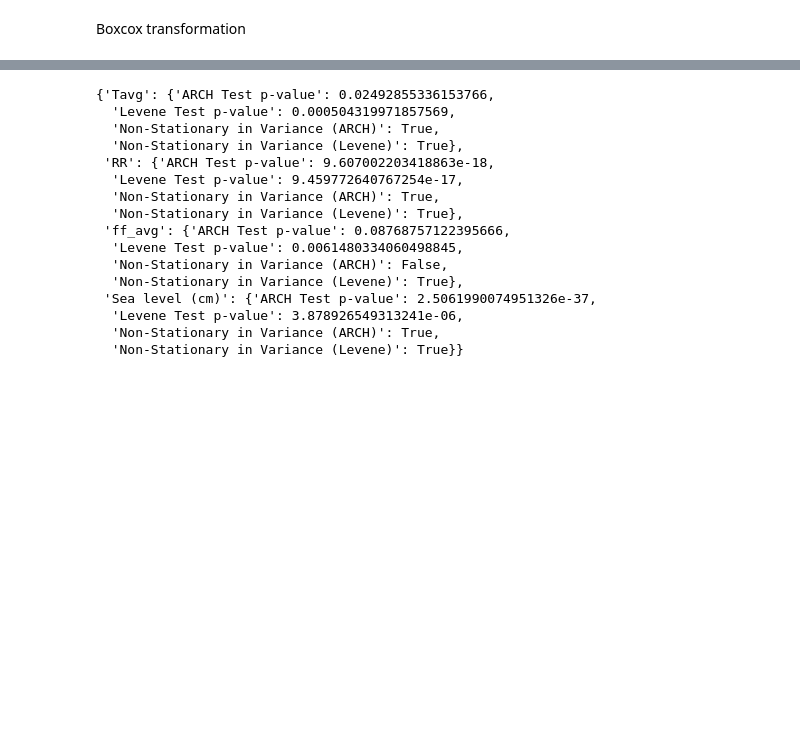
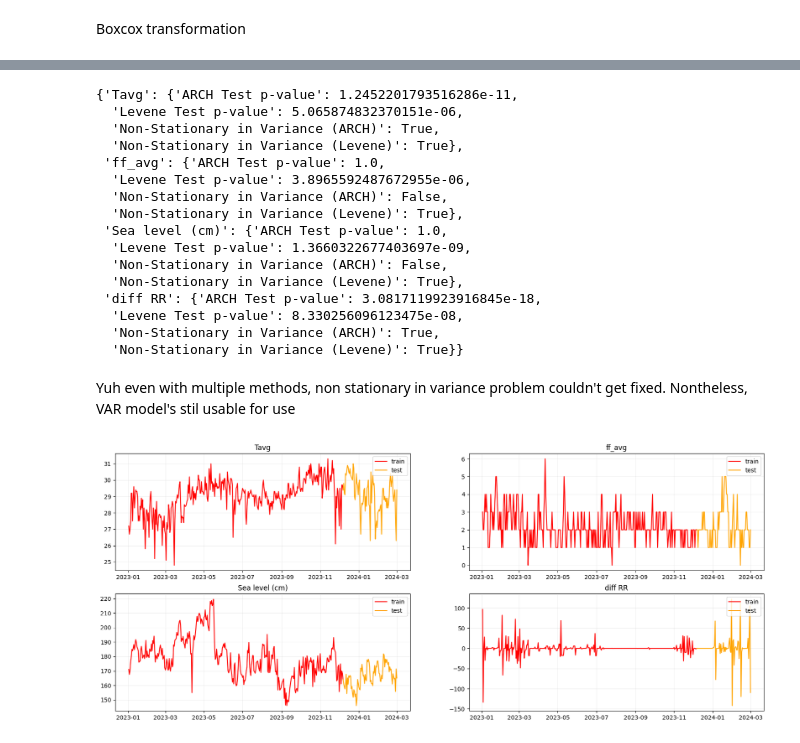
Before and after one commit to Rheyhan/BVAR-and-VAR-Comparison-on-Ancol-Sea-Level-PSB, a Jupyter notebook: Main.ipynb, the cells around one changed output, grey strips where cells are left out. Cells and saved outputs as stored; diff of their text form; code cells hidden in the pictures; blank space fills up the shorter version.

```diff
--- a/Main.ipynb
+++ b/Main.ipynb
@@ -194,16 +176,17 @@ Tavg Non stationary in mean
 # %%
-train_data_diff = train_data.copy()
+df_diff = df.copy()
 
 for column in non_stationary_columns:
-    train_data_diff[column] = train_data[column].diff().dropna()
+    df_diff[f'diff {column}'] = df[column].diff().dropna()
+    df_diff = df_diff.drop(column, axis=1)
 
 # Drop the first row because differencing introduces NaN
-train_data_diff = train_data_diff.dropna()
+df_diff = df_diff.dropna()
 # %%
 # Recheck
-for column in train_data_diff.columns:
+for column in df_diff.columns:
     print(f'{column}: ',end="")
-    if adfuller(train_data_diff[column].dropna(), autolag='AIC')[1]<= 0.05: print('Stationary')
+    if adfuller(df_diff[column].dropna(), autolag='AIC')[1]<= 0.05: print('Stationary')
     else: print('Non-Stationary')
 # %% [output]
 Tavg: Stationary
@@ -252,7 +235,7 @@ def check_variance_stationarity(data):
     return results
 
 # Check variance stationarity for each column in the dataset
-variance_stationarity_results = check_variance_stationarity(train_data_diff)
+variance_stationarity_results = check_variance_stationarity(df_diff)
 
 # Print results
 for column, result in variance_stationarity_results.items():
@@ -363,24 +346,47 @@ Lambda for Sea level (cm): -4.511142493109299
 # %%
 pt = PowerTransformer(method='yeo-johnson')
 
-transformed_data = pt.fit_transform(train_data_diff_log)
-transformed_data = pd.DataFrame(transformed_data, columns=train_data_diff_log.columns)
+transformed_data = pt.fit_transform(df_diff_shifted_log)
+transformed_data = pd.DataFrame(transformed_data, columns=df_diff_shifted_log.columns)
 
 check_variance_stationarity(transformed_data)
 # %% [output]
-{'Tavg': {'ARCH Test p-value': 0.02492855336153766,
-  'Levene Test p-value': 0.000504319971857569,
+{'Tavg': {'ARCH Test p-value': 1.2452201793516286e-11,
+  'Levene Test p-value': 5.065874832370151e-06,
   'Non-Stationary in Variance (ARCH)': True,
   'Non-Stationary in Variance (Levene)': True},
- 'RR': {'ARCH Test p-value': 9.607002203418863e-18,
-  'Levene Test p-value': 9.459772640767254e-17,
-  'Non-Stationary in Variance (ARCH)': True,
-  'Non-Stationary in Variance (Levene)': True},
- 'ff_avg': {'ARCH Test p-value': 0.08768757122395666,
-  'Levene Test p-value': 0.0061480334060498845,
+ 'ff_avg': {'ARCH Test p-value': 1.0,
+  'Levene Test p-value': 3.8965592487672955e-06,
   'Non-Stationary in Variance (ARCH)': False,
   'Non-Stationary in Variance (Levene)': True},
- 'Sea level (cm)': {'ARCH Test p-value': 2.5061990074951326e-37,
-  'Levene Test p-value': 3.878926549313241e-06,
+ 'Sea level (cm)': {'ARCH Test p-value': 1.0,
+  'Levene Test p-value': 1.3660322677403697e-09,
+  'Non-Stationary in Variance (ARCH)': False,
+  'Non-Stationary in Variance (Levene)': True},
+ 'diff RR': {'ARCH Test p-value': 3.0817119923916845e-18,
+  'Levene Test p-value': 8.330256096123475e-08,
   'Non-Stationary in Variance (ARCH)': True,
   'Non-Stationary in Variance (Levene)': True}}
+# %% [markdown]
+Yuh even with multiple methods, non stationary in variance problem couldn't get fixed. Nontheless, VAR model's stil usable for use
+# %%
+# Train evaluation test split
+
+# Proposed split 70:20:10
+train_data = df_diff.iloc[:int(0.8*df_diff.shape[0]),:]
+test_data = df_diff.iloc[len(train_data):,:]
+# %%
+# Plot Train Eval split target only!
+
+colour = ["red", "orange"]
+fig = plt.figure(figsize=(20,8))
+for counter, column in enumerate(train_data.columns):
+    ax = fig.add_subplot(2,2,counter+1)
+    ax.plot(train_data[column], label="train", c=colour[0])
+    ax.plot(pd.concat((train_data[column].iloc[-1:],  test_data[column])), label="test", c=colour[1])
+
+    ax.set_title(column)
+    ax.grid("on", alpha=0.2)
+    ax.legend(loc="upper right")
+# %% [output]
+[figure, added]
```
Also changed, not shown: parts of 24 cells of this notebook.
